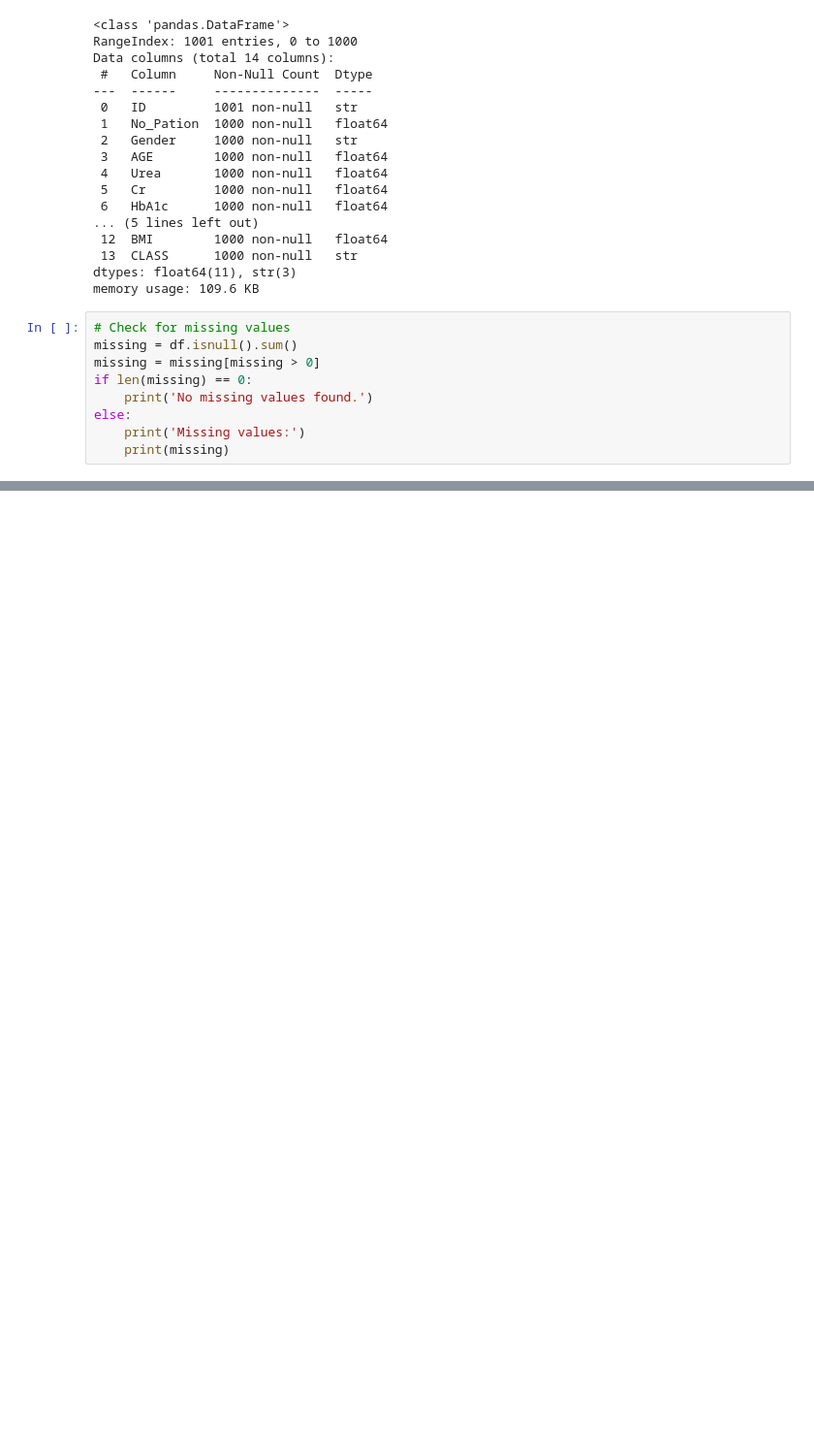
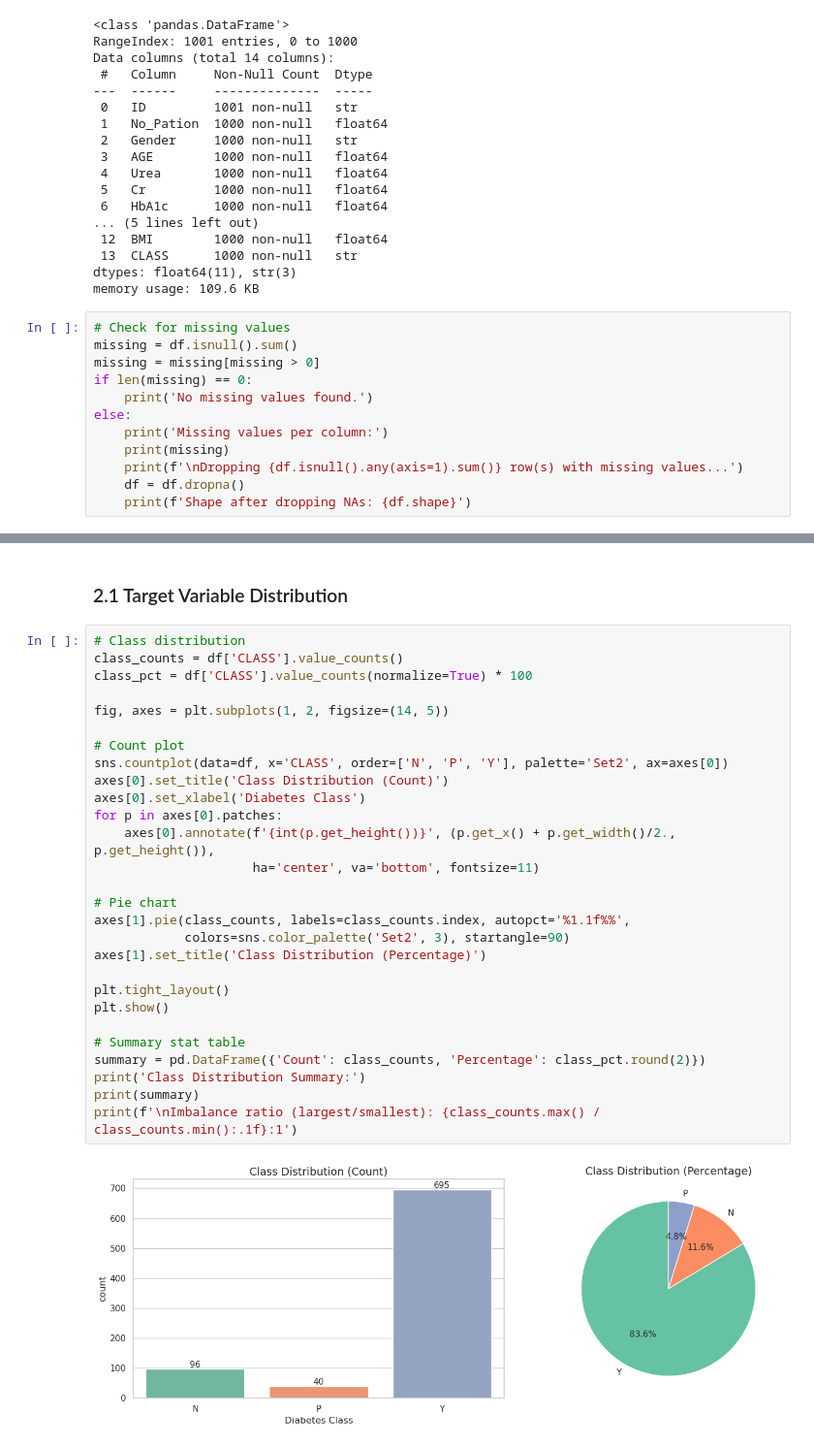
Before and after one commit to Aananda-giri/scripts, a Jupyter notebook: classification/classification_notebook.ipynb, the cells around one changed output, grey strips where cells are left out. Shown at 97% size. Saved outputs shown, nothing was run; the diff lists cells and outputs as text; blank space fills up the shorter version.

```diff
--- a/classification/classification_notebook.ipynb
+++ b/classification/classification_notebook.ipynb
@@ -112,6 +112,9 @@ missing = missing[missing > 0]
 if len(missing) == 0:
     print('No missing values found.')
 else:
-    print('Missing values:')
+    print('Missing values per column:')
     print(missing)
+    print(f'\nDropping {df.isnull().any(axis=1).sum()} row(s) with missing values...')
+    df = df.dropna()
+    print(f'Shape after dropping NAs: {df.shape}')
 # %% [output]
@@ -179,0 +188,32 @@ Length: 4, dtype: str
+# %% [markdown]
+### 2.1 Target Variable Distribution
+# %%
+# Class distribution
+class_counts = df['CLASS'].value_counts()
+class_pct = df['CLASS'].value_counts(normalize=True) * 100
+
+fig, axes = plt.subplots(1, 2, figsize=(14, 5))
+
+# Count plot
+sns.countplot(data=df, x='CLASS', order=['N', 'P', 'Y'], palette='Set2', ax=axes[0])
+axes[0].set_title('Class Distribution (Count)')
+axes[0].set_xlabel('Diabetes Class')
+for p in axes[0].patches:
+    axes[0].annotate(f'{int(p.get_height())}', (p.get_x() + p.get_width()/2., p.get_height()),
+                     ha='center', va='bottom', fontsize=11)
+
+# Pie chart
+axes[1].pie(class_counts, labels=class_counts.index, autopct='%1.1f%%',
+            colors=sns.color_palette('Set2', 3), startangle=90)
+axes[1].set_title('Class Distribution (Percentage)')
+
+plt.tight_layout()
+plt.show()
+
+# Summary stat table
+summary = pd.DataFrame({'Count': class_counts, 'Percentage': class_pct.round(2)})
+print('Class Distribution Summary:')
+print(summary)
+print(f'\nImbalance ratio (largest/smallest): {class_counts.max() / class_counts.min():.1f}:1')
+# %% [output]
+[figure, added]
```
Also changed, not shown: parts of 33 cells of this notebook.
